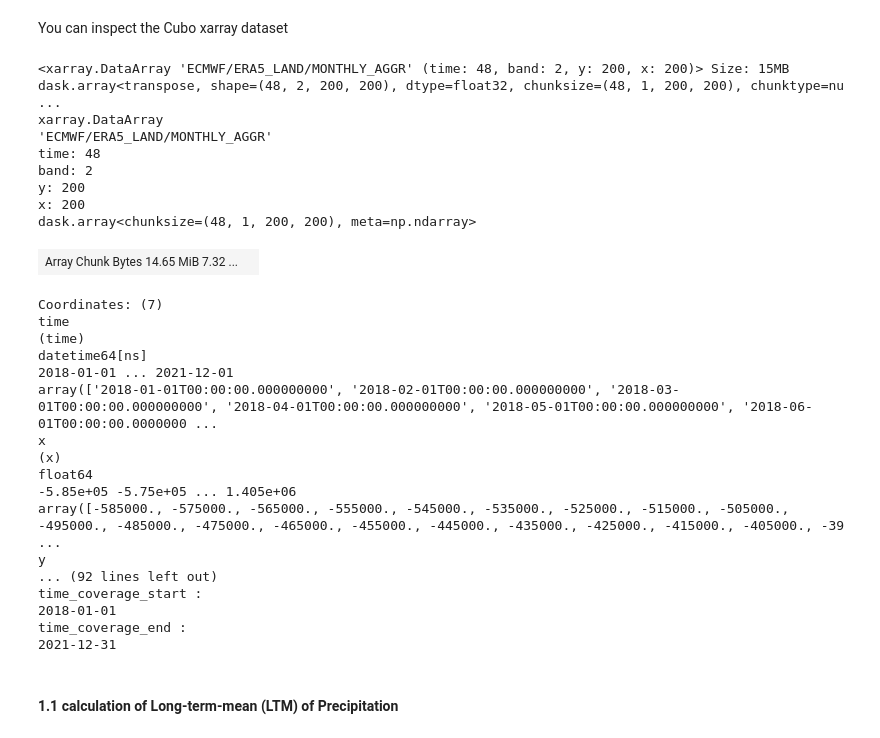
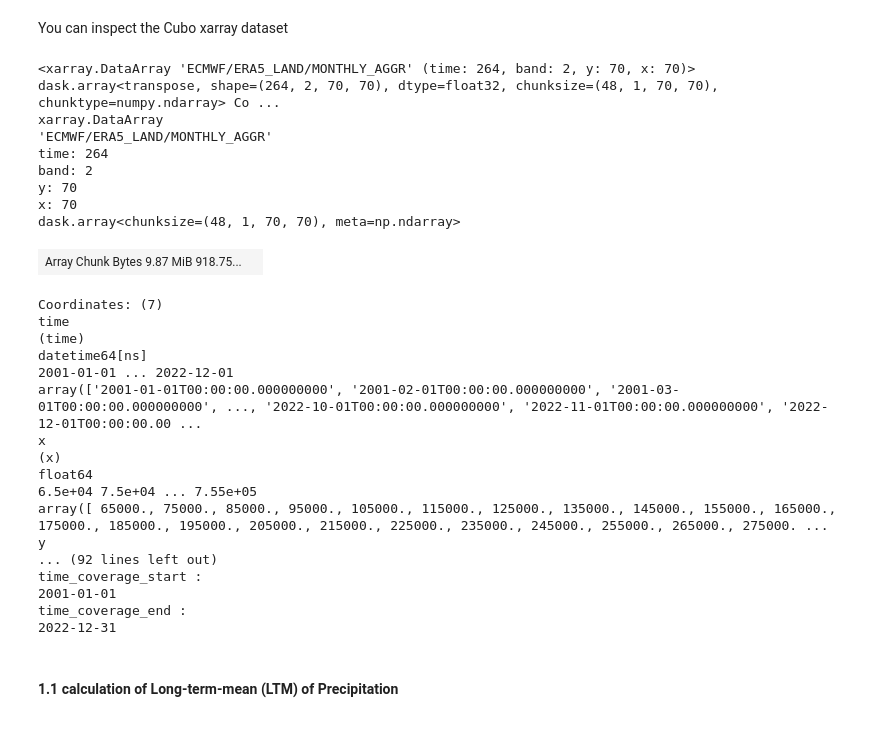
Before and after one commit to VicenteBurchard/pyCDI, a Jupyter notebook: pyCDI_notebook.ipynb, the cells around one changed output. Cells and saved outputs as stored; diff of their text form; code cells hidden in the pictures.

```diff
--- a/pyCDI_notebook.ipynb
+++ b/pyCDI_notebook.ipynb
@@ -92,10 +92,10 @@ ee.Initialize(opt_url='https://earthengine-highvolume.googleapis.com')
 As first step, we will need to extract the dataset from GEE and use Cubo to import it as an xarray dataset. We need to specify the start and end date and also geographical location of center of the area of interest. We will take advantage to already import both Precipitation and air temperature.
 # %%
 # select start and end date
-start_date = '2018-01-01'
-end_date = '2021-12-31'
+start_date = '2001-01-01'
+end_date = '2022-12-31'
 
-# select centroid of area of interest (Borena Region)
+# select centroid of area of interest (Borena Region, Ethiopia)
 lon = 38.18749189093533
 lat = 4.428931591589981
 
@@ -108,7 +108,7 @@ da = cubo.create(
      bands=["total_precipitation_sum", "temperature_2m"], # Bands to retrieve
      start_date=start_date,
      end_date=end_date, # End date of the cube (remember in GEE this date is not included)
-     edge_size=200,
+     edge_size=70,
      resolution=10000,
      gee=True # Set to True
 )
@@ -129,36 +129,34 @@ proj = CRS.from_epsg(epsg_code).wkt
 # %% [markdown]
 You can inspect the Cubo xarray dataset
 # %%
-#da.sel(band='temperature_2m').plot.imshow(col="time")
-gt
 da
 # %% [output]
-<xarray.DataArray 'ECMWF/ERA5_LAND/MONTHLY_AGGR' (time: 48, band: 2, y: 200, x: 200)> Size: 15MB dask.array<transpose, shape=(48, 2, 200, 200), dtype=float32, chunksize=(48, 1, 200, 200), chunktype=nu ...
+<xarray.DataArray 'ECMWF/ERA5_LAND/MONTHLY_AGGR' (time: 264, band: 2, y: 70, x: 70)> dask.array<transpose, shape=(264, 2, 70, 70), dtype=float32, chunksize=(48, 1, 70, 70), chunktype=numpy.ndarray> Co ...
 xarray.DataArray
 'ECMWF/ERA5_LAND/MONTHLY_AGGR'
-time: 48
+time: 264
 band: 2
-y: 200
-x: 200
-dask.array<chunksize=(48, 1, 200, 200), meta=np.ndarray>
+y: 70
+x: 70
+dask.array<chunksize=(48, 1, 70, 70), meta=np.ndarray>
-| Array Chunk Bytes 14.65 MiB 7.32 ... |  |
+| Array Chunk Bytes 9.87 MiB 918.75... |  |
 Coordinates: (7)
 time
 (time)
 datetime64[ns]
-2018-01-01 ... 2021-12-01
-array(['2018-01-01T00:00:00.000000000', '2018-02-01T00:00:00.000000000', '2018-03-01T00:00:00.000000000', '2018-04-01T00:00:00.000000000', '2018-05-01T00:00:00.000000000', '2018-06-01T00:00:00.0000000 ...
+2001-01-01 ... 2022-12-01
+array(['2001-01-01T00:00:00.000000000', '2001-02-01T00:00:00.000000000', '2001-03-01T00:00:00.000000000', ..., '2022-10-01T00:00:00.000000000', '2022-11-01T00:00:00.000000000', '2022-12-01T00:00:00.00 ...
 x
 (x)
 float64
--5.85e+05 -5.75e+05 ... 1.405e+06
-array([-585000., -575000., -565000., -555000., -545000., -535000., -525000., -515000., -505000., -495000., -485000., -475000., -465000., -455000., -445000., -435000., -425000., -415000., -405000., -39 ...
+6.5e+04 7.5e+04 ... 7.55e+05
+array([ 65000., 75000., 85000., 95000., 105000., 115000., 125000., 135000., 145000., 155000., 165000., 175000., 185000., 195000., 205000., 215000., 225000., 235000., 245000., 255000., 265000., 275000. ...
 y
 ... (92 lines left out)
 time_coverage_start :
-2018-01-01
+2001-01-01
 time_coverage_end :
-2021-12-31
+2022-12-31
 # %% [markdown]
 #### 1.1 calculation of Long-term-mean (LTM) of Precipitation
 # %%
```
Also changed, not shown: parts of 18 cells of this notebook.
